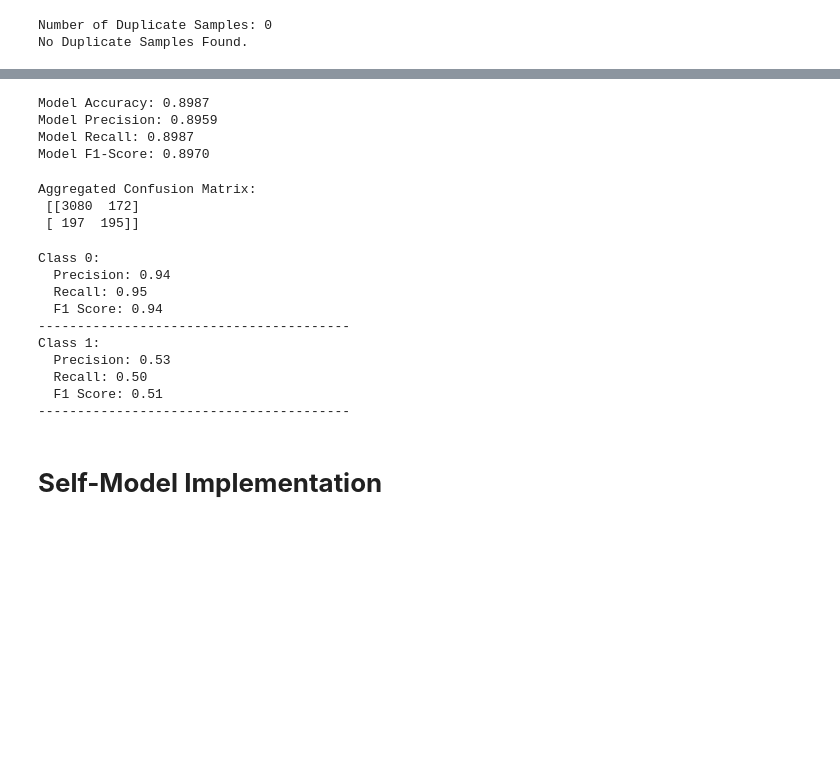
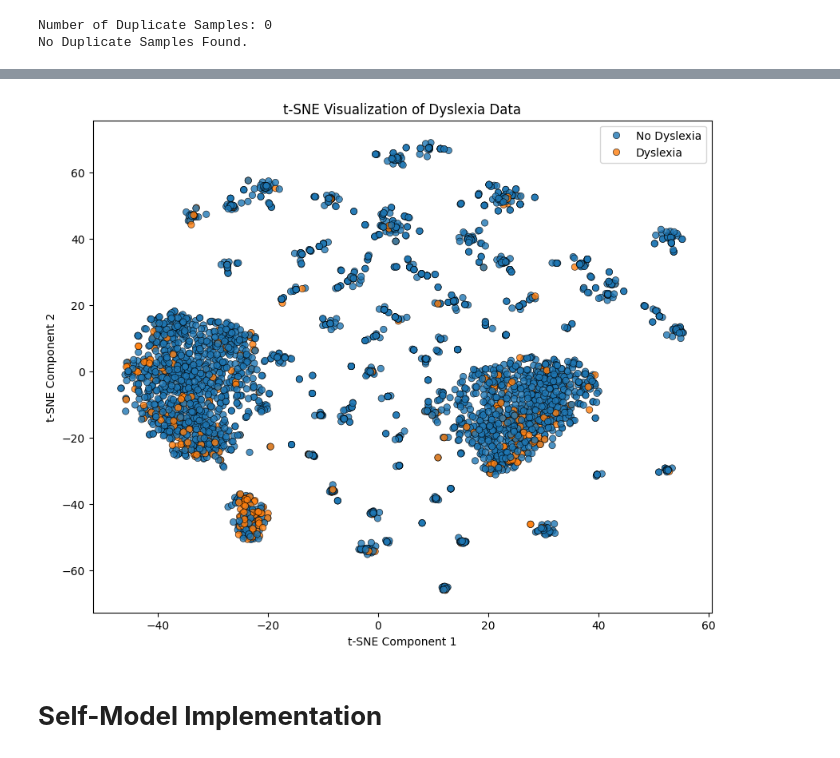
Before and after one commit to Shujaat123/Dyslexia, a Jupyter notebook: Notebooks/Dyslexia_Ensemble.ipynb, the cells around one changed output, grey strips where cells are left out. Saved outputs shown, nothing was run; the diff lists cells and outputs as text; code cells hidden in the pictures; blank space fills up the shorter version.

Commit message:
add model analysis, curves, and evaluation on different data splits

```diff
--- a/Notebooks/Dyslexia_Ensemble.ipynb
+++ b/Notebooks/Dyslexia_Ensemble.ipynb
@@ -144,6 +154,25 @@ df_tablet
 1395 rows × 197 columns
 # %% [markdown]
 # **Data Preprocessing and Preparation**
+# %%
+# t-SNE
+def plot_tsne(X, y, title):
+    tsne = TSNE(n_components=2, random_state=42)
+    X_embedded = tsne.fit_transform(X)
+
+    label_mapping = {0: "No Dyslexia", 1: "Dyslexia"}
+    y_named = [label_mapping[label] for label in y]
+
+    unique_classes = len(set(y))
+    palette = sns.color_palette("tab10", unique_classes)
+
+    plt.figure(figsize=(10, 8))
+    sns.scatterplot(x=X_embedded[:, 0], y=X_embedded[:, 1], hue=y_named, palette=palette, alpha=0.8, edgecolor='black')
+    plt.title(title)
+    plt.xlabel('t-SNE Component 1')
+    plt.ylabel('t-SNE Component 2')
+    plt.legend(loc='upper right')
+    plt.show()
 # %%
 print(df_desktop.info())
 print()
@@ -452,52 +426,8 @@ Confusion Matrix:
-# %%
-# Print the results
-print(f"Model Accuracy: {np.mean(scores_paper_accuracy):.4f}")
-print(f"Model Precision: {np.mean(scores_paper_precision):.4f}")
-print(f"Model Recall: {np.mean(scores_paper_recall):.4f}")
-print(f"Model F1-Score: {np.mean(scores_paper_f1):.4f}")
-# %% [output]
-Model Accuracy: 0.8987
-Model Precision: 0.8959
-Model Recall: 0.8987
-Model F1-Score: 0.8970
-# %%
-cm_aggregated = confusion_matrix(y_true_all, y_pred_paper_all)
-print("Aggregated Confusion Matrix:\n", cm_aggregated)
-# %% [output]
-Aggregated Confusion Matrix:
- [[3080  172]
- [ 197  195]]
-# %%
-# Calculate class-wise metrics
-classes = np.unique(y)  # List of unique class labels
-
-for i, class_label in enumerate(classes):
-    TP = cm_aggregated[i, i]  # True positives for class i
-    FP = cm_aggregated[:, i].sum() - TP  # False positives for class i
-    FN = cm_aggregated[i, :].sum() - TP  # False negatives for class i
-
-    # Calculate precision, recall, and F1 score for each class
-    precision = TP / (TP + FP) if (TP + FP) != 0 else 0
-    recall = TP / (TP + FN) if (TP + FN) != 0 else 0
-    f1 = 2 * (precision * recall) / (precision + recall) if (precision + recall) != 0 else 0
-
-    # Print the metrics for each class
-    print(f"Class {class_label}:")
-    print(f"  Precision: {precision:.2f}")
-    print(f"  Recall: {recall:.2f}")
-    print(f"  F1 Score: {f1:.2f}")
-    print("-" * 40)
-# %% [output]
-Class 0:
-  Precision: 0.94
-  Recall: 0.95
-  F1 Score: 0.94
-----------------------------------------
-Class 1:
-  Precision: 0.53
-  Recall: 0.50
-  F1 Score: 0.51
-----------------------------------------
+# %%
+# t-SNE
+plot_tsne(X, y, "t-SNE Visualization of Dyslexia Data")
+# %% [output]
+[figure, added]
 # %% [markdown]
 # **Self-Model Implementation**
 # %%
```
Also changed, not shown: parts of 16 cells of this notebook, 10 other files.
